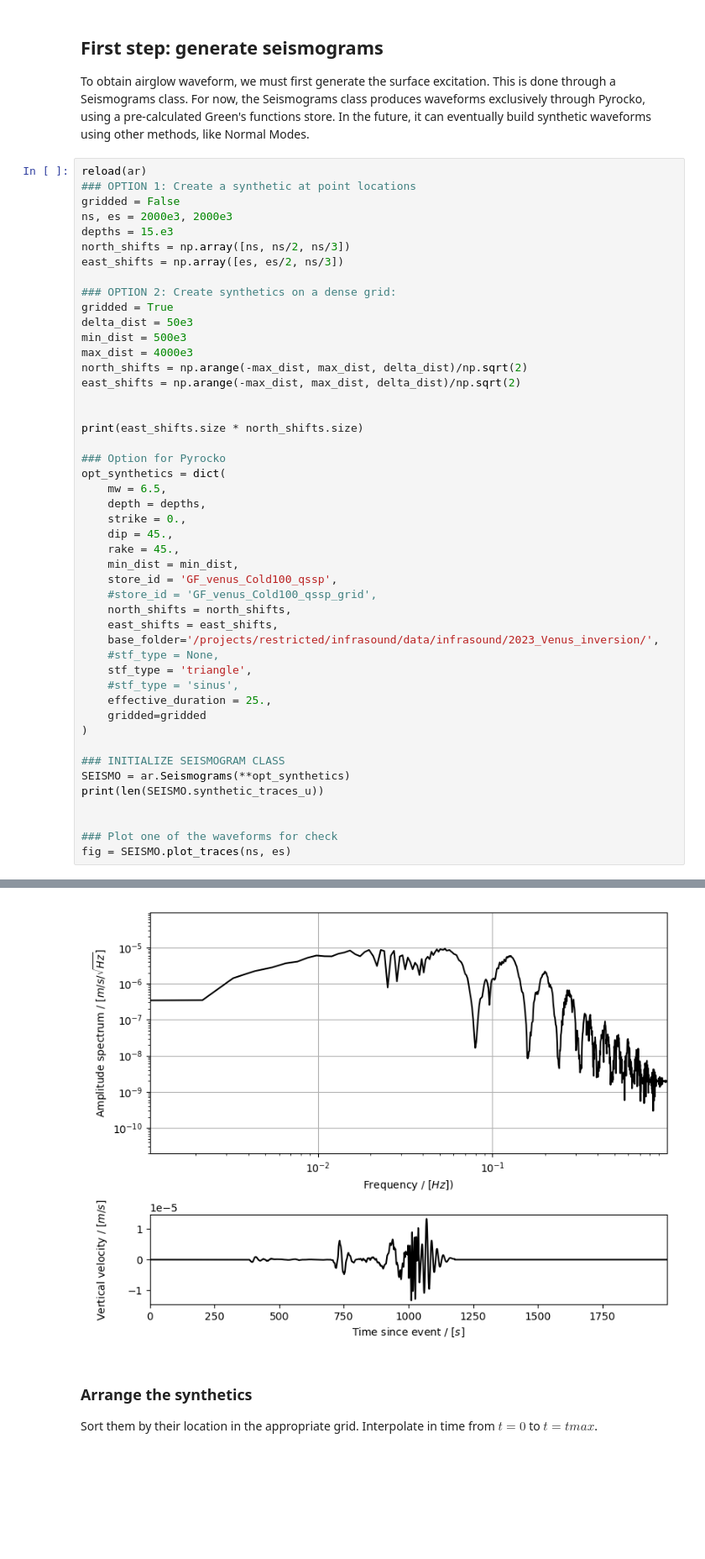
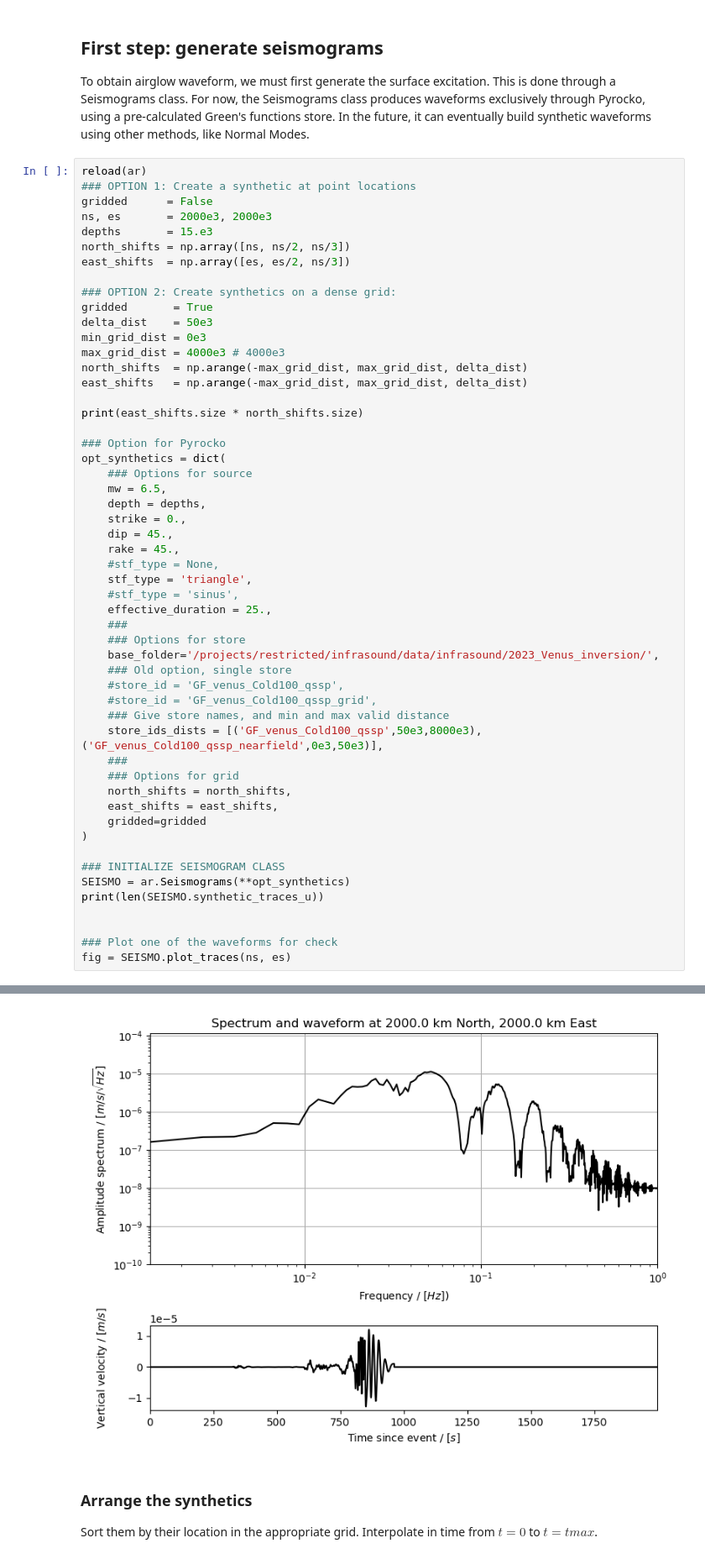
Before and after one commit to QuentinBrissaud/airglow_model, a Jupyter notebook: Test_method.ipynb, the cells around one changed output, grey strips where cells are left out. Shown: that part at 84% size. Drawn from its saved outputs; the diff is of its cells as text; blank space fills up the shorter version.

```diff
--- a/Test_method.ipynb
+++ b/Test_method.ipynb
@@ -18,40 +18,46 @@ To obtain airglow waveform, we must first generate the surface excitation. This
 # %%
 reload(ar)
 ### OPTION 1: Create a synthetic at point locations
-gridded = False
-ns, es = 2000e3, 2000e3
-depths = 15.e3
+gridded      = False
+ns, es       = 2000e3, 2000e3
+depths       = 15.e3
 north_shifts = np.array([ns, ns/2, ns/3])
-east_shifts = np.array([es, es/2, ns/3])
+east_shifts  = np.array([es, es/2, ns/3])
 
 ### OPTION 2: Create synthetics on a dense grid:
-gridded = True
-delta_dist = 50e3
-min_dist = 500e3
-max_dist = 4000e3
-north_shifts = np.arange(-max_dist, max_dist, delta_dist)/np.sqrt(2)
-east_shifts = np.arange(-max_dist, max_dist, delta_dist)/np.sqrt(2)
-
+gridded       = True
+delta_dist    = 50e3
+min_grid_dist = 0e3
+max_grid_dist = 4000e3 # 4000e3
+north_shifts  = np.arange(-max_grid_dist, max_grid_dist, delta_dist)
+east_shifts   = np.arange(-max_grid_dist, max_grid_dist, delta_dist)
 
 print(east_shifts.size * north_shifts.size)
 
 ### Option for Pyrocko
 opt_synthetics = dict(
+    ### Options for source
     mw = 6.5,
     depth = depths,
     strike = 0.,
     dip = 45.,
     rake = 45.,
-    min_dist = min_dist,
-    store_id = 'GF_venus_Cold100_qssp',
-    #store_id = 'GF_venus_Cold100_qssp_grid',
-    north_shifts = north_shifts,
-    east_shifts = east_shifts,
-    base_folder='/projects/restricted/infrasound/data/infrasound/2023_Venus_inversion/',
     #stf_type = None,
     stf_type = 'triangle',
     #stf_type = 'sinus',
     effective_duration = 25.,
+    ###
+    ### Options for store
+    base_folder='/projects/restricted/infrasound/data/infrasound/2023_Venus_inversion/',
+    ### Old option, single store
+    #store_id = 'GF_venus_Cold100_qssp',
+    #store_id = 'GF_venus_Cold100_qssp_grid',
+    ### Give store names, and min and max valid distance
+    store_ids_dists = [('GF_venus_Cold100_qssp',50e3,8000e3),('GF_venus_Cold100_qssp_nearfield',0e3,50e3)],
+    ###
+    ### Options for grid
+    north_shifts = north_shifts,
+    east_shifts = east_shifts,
     gridded=gridded
 )
 
@@ -68,4 +74,4 @@ fig = SEISMO.plot_traces(ns, es)
-[figure, old version]
+[figure, new version]
 # %% [markdown]
 ### Arrange the synthetics
 Sort them by their location in the appropriate grid. Interpolate in time from $t=0$ to $t=tmax$.
```
Also changed, not shown: parts of 7 cells of this notebook, 2 other files.
